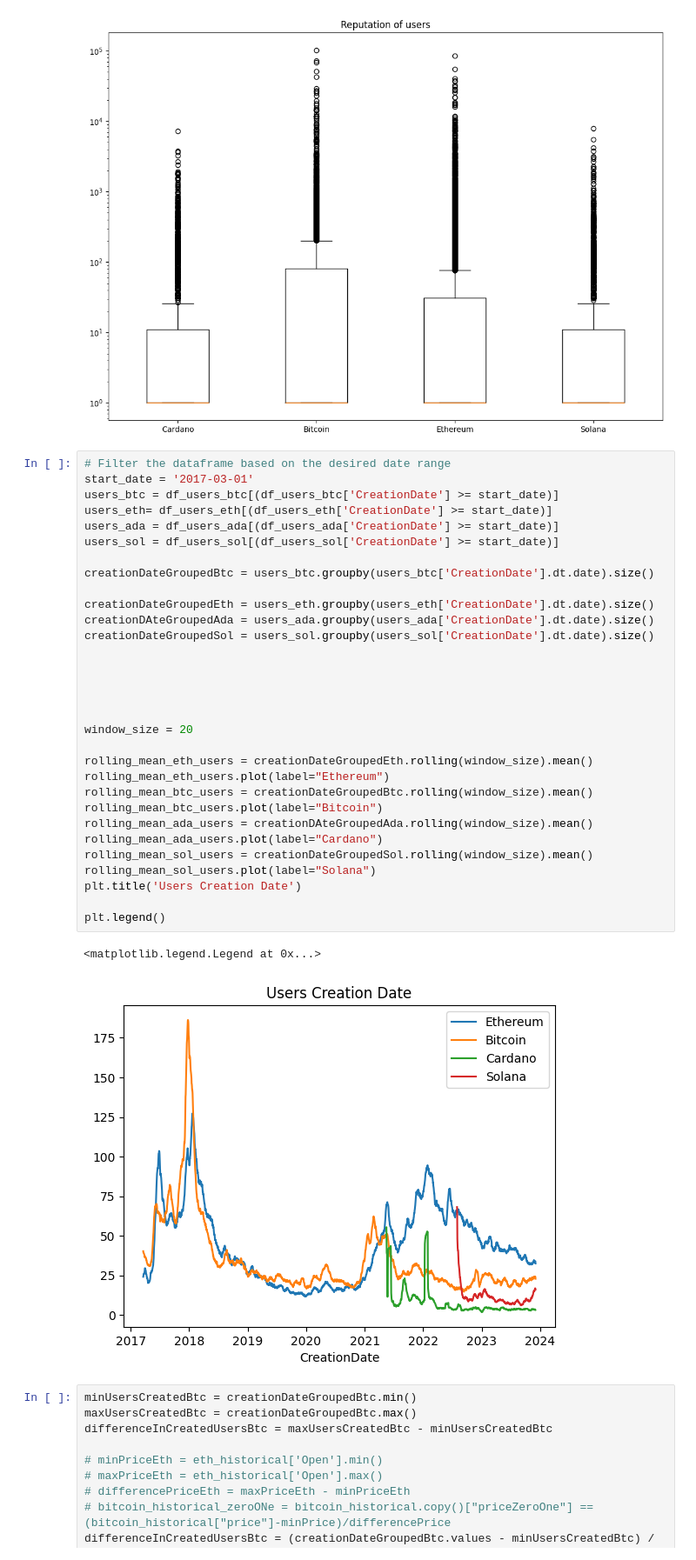
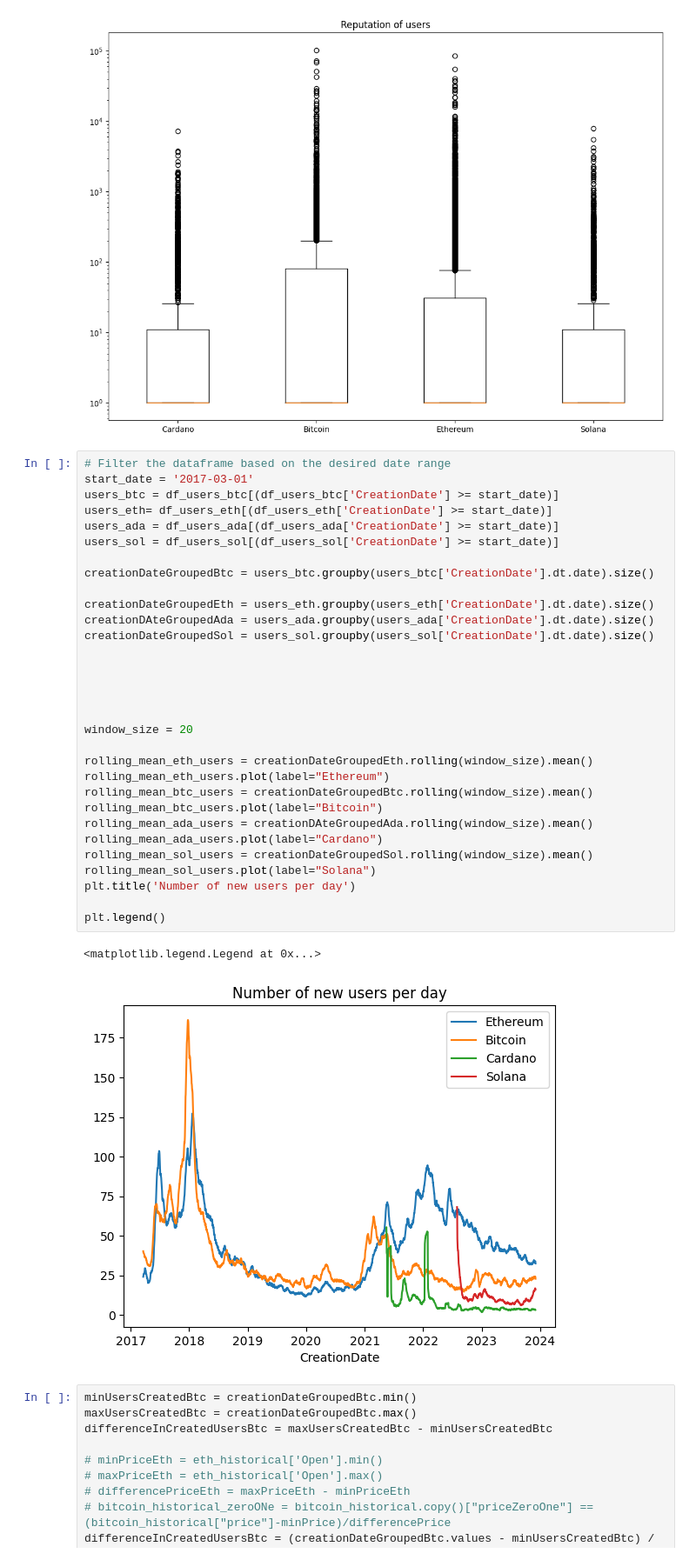
Before and after one commit to MichalTaczala/dprpy_assignment_3, a Jupyter notebook: users_data_analysis.ipynb, the cells around one changed output. Shown: that part at 87% size. Saved outputs shown, nothing was run; the diff lists cells and outputs as text.

```diff
--- a/users_data_analysis.ipynb
+++ b/users_data_analysis.ipynb
@@ -66,35 +81,35 @@ plt.show()
 start_date = '2017-03-01'
 users_btc = df_users_btc[(df_users_btc['CreationDate'] >= start_date)]
 users_eth= df_users_eth[(df_users_eth['CreationDate'] >= start_date)]
 users_ada = df_users_ada[(df_users_ada['CreationDate'] >= start_date)]
 users_sol = df_users_sol[(df_users_sol['CreationDate'] >= start_date)]
 
 creationDateGroupedBtc = users_btc.groupby(users_btc['CreationDate'].dt.date).size()
 
 creationDateGroupedEth = users_eth.groupby(users_eth['CreationDate'].dt.date).size()
 creationDAteGroupedAda = users_ada.groupby(users_ada['CreationDate'].dt.date).size()
 creationDateGroupedSol = users_sol.groupby(users_sol['CreationDate'].dt.date).size()
 
 
 
 
 
 window_size = 20
 
 rolling_mean_eth_users = creationDateGroupedEth.rolling(window_size).mean()
 rolling_mean_eth_users.plot(label="Ethereum")
 rolling_mean_btc_users = creationDateGroupedBtc.rolling(window_size).mean()
 rolling_mean_btc_users.plot(label="Bitcoin")
 rolling_mean_ada_users = creationDAteGroupedAda.rolling(window_size).mean()
 rolling_mean_ada_users.plot(label="Cardano")
 rolling_mean_sol_users = creationDateGroupedSol.rolling(window_size).mean()
 rolling_mean_sol_users.plot(label="Solana")
-plt.title('Users Creation Date')
+plt.title('Number of new users per day')
 
 plt.legend()
 # %% [output]
 <matplotlib.legend.Legend at 0x...>
-[figure, old version]
+[figure, new version]
 # %%
 minUsersCreatedBtc = creationDateGroupedBtc.min()
 maxUsersCreatedBtc = creationDateGroupedBtc.max()
```
Also changed, not shown: parts of 4 cells of this notebook, 1 other file.
